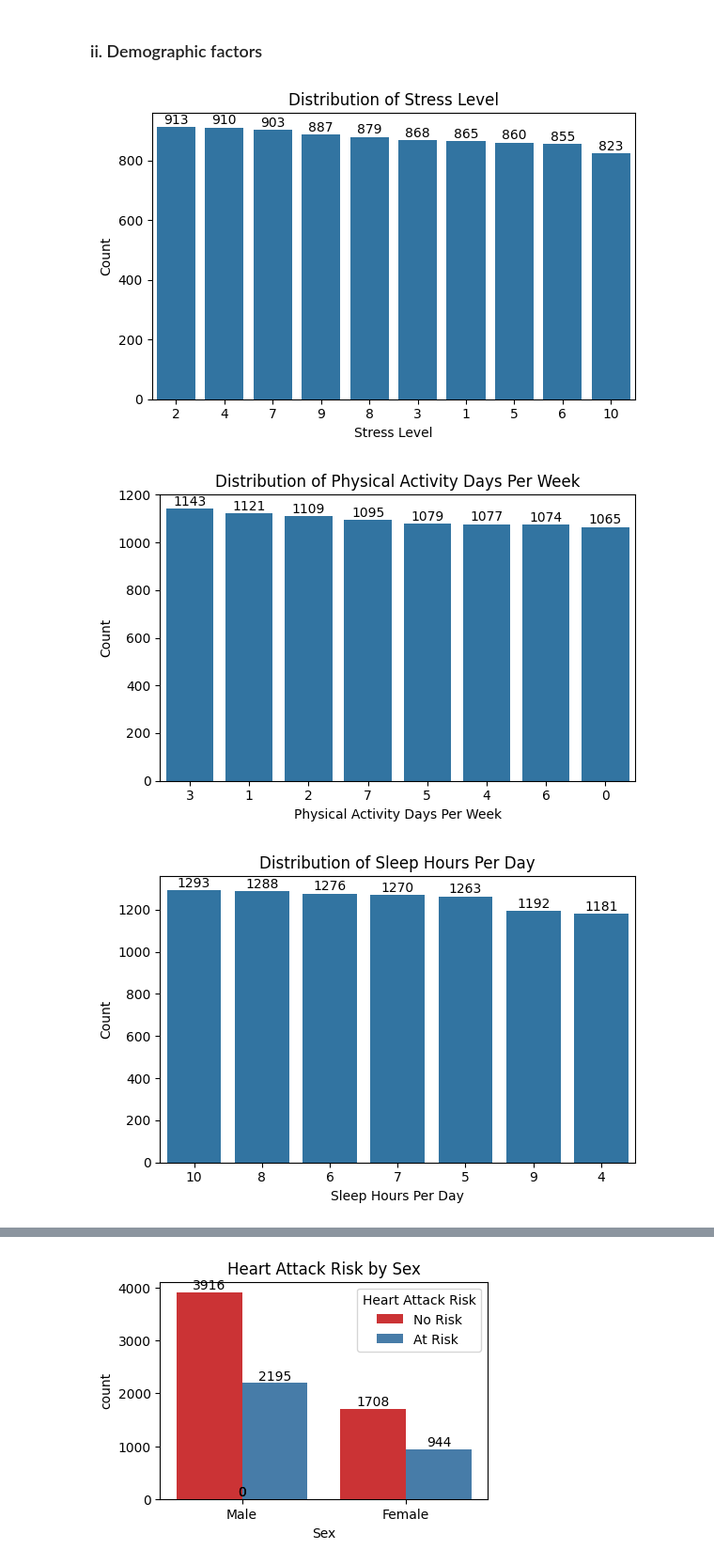
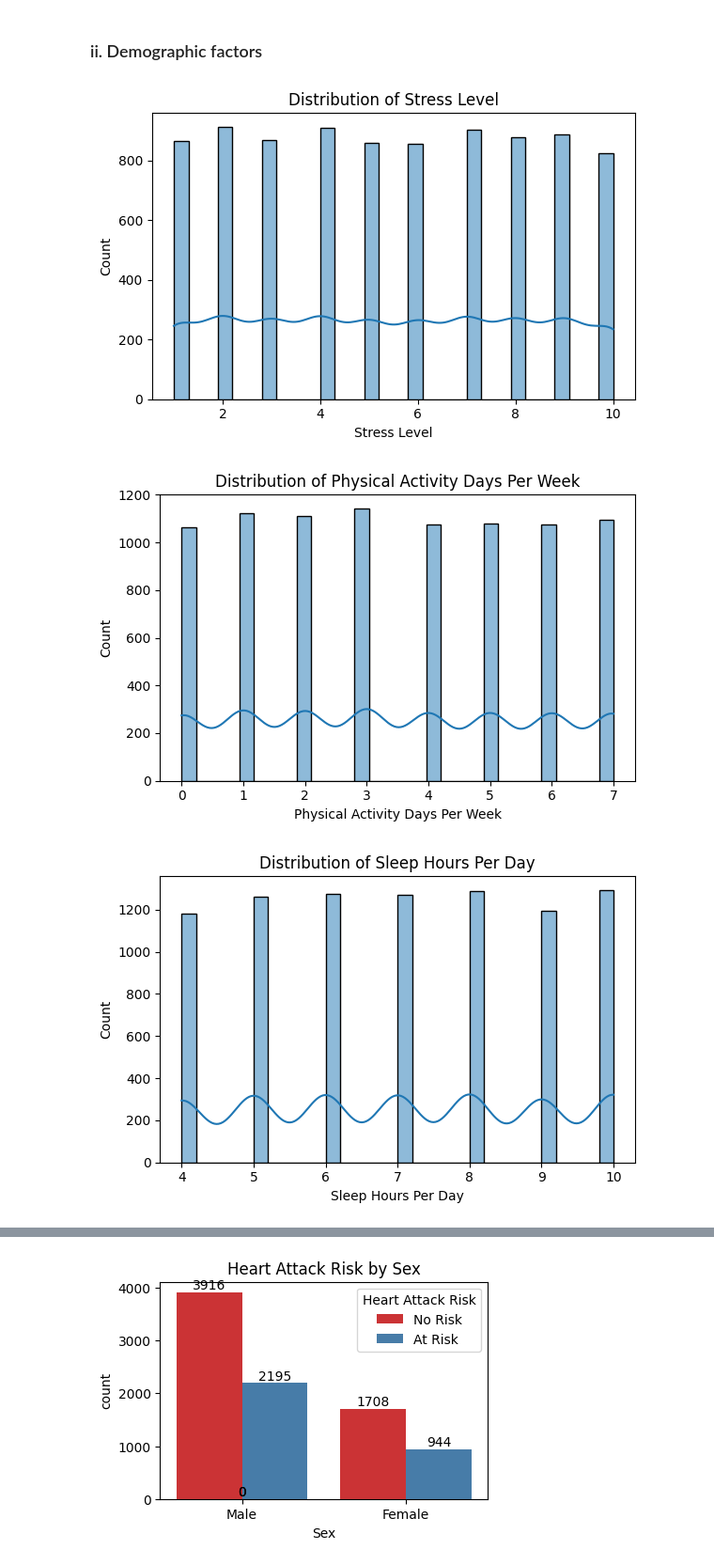
Before and after one commit to taimoorbinnasir/Heart-Attack-Risk-Prediction, a Jupyter notebook: sample.ipynb, the cells around one changed output, grey strips where cells are left out. Shown: that part at 94% size. Saved outputs shown, nothing was run; the diff lists cells and outputs as text; code cells hidden in the pictures.

Commit message:
improved eda graphs

```diff
--- a/sample.ipynb
+++ b/sample.ipynb
@@ -177,24 +177,28 @@ Seeing that there is some difference in the number of individuals having heart a
 # %% [markdown]
 <h3>i. Clinical factors</h3>
 # %%
-# categorical_cols = ['Sex', 'Diabetes', 'Family History', 'Smoking', 'Obesity',
-#                     'Alcohol Consumption', 'Diet', 'Previous Heart Problems',
-#                     'Medication Use', 'Continent', 'Hemisphere']
-
-# Make different graphs for triglycerides, cholesterol levels, and age
-clinical_factors = ['Sex', 'Diabetes', 'Family History', 'Smoking', 'Obesity',
-                    'Alcohol Consumption', 'Diet', 'Previous Heart Problems', 'Medication Use']
-
 for col in clinical_factors:
     plt.figure(figsize=(4.5, 3))
-    ax = sns.countplot(x=df[col], order=df[col].value_counts().index)
+    data_to_plot = df[col].copy()
+
+    if set(data_to_plot.dropna().unique()) <= {0, 1}:
+        data_to_plot = data_to_plot.map({0: 'No', 1: 'Yes'})
+        palette_colors = {"No": "blue", "Yes": "red"}
+        order = ['No', 'Yes']
+    else:
+        palette_colors = "pastel"
+        order = data_to_plot.value_counts().index
+
+    plot_df = data_to_plot.to_frame(name='value')
+
+    ax = sns.countplot(data=plot_df,x='value',hue='value',  palette=palette_colors,order=order,dodge=False  )
 
     plt.title(f'Distribution of {col}')
     plt.xlabel(col)
     plt.ylabel('Count')
     plt.xticks(rotation=0)
 
-    # Add counts on top of bars
+
     for p in ax.patches:
         height = p.get_height()
         ax.text(p.get_x() + p.get_width() / 2., height + 1, int(height), ha="center", va="bottom")
@@ -216,31 +220,24 @@ for col in clinical_factors:
 # %%
 demographic_factors = ['Stress Level', 'Physical Activity Days Per Week',
                        'Sleep Hours Per Day', 'Continent', 'Hemisphere']
 
 for col in demographic_factors:
-    plt.figure(figsize=(6, 4))
-    ax = sns.countplot(x=df[col], order=df[col].value_counts().index, legend=False)
+    plt.figure(figsize=(6,4))
+    sns.histplot(df[col], kde=True, bins=30)
     plt.title(f'Distribution of {col}')
     plt.xlabel(col)
     plt.ylabel('Count')
-    plt.xticks(rotation=0)
-
-    # Add counts on top of bars
-    for p in ax.patches:
-        height = p.get_height()
-        ax.text(p.get_x() + p.get_width() / 2., height + 1, int(height), ha="center", va="bottom")
-
     plt.tight_layout()
     plt.show()
 
 plt.figure(figsize=(10, 5))
 sns.countplot(y=df['Country'], order=df['Country'].value_counts().index, palette='Set2',hue=df['Country'],)
 plt.title('Distribution by Country')
 plt.xlabel('Count')
 plt.ylabel('Country')
 plt.tight_layout()
 plt.show()
 # %% [output]
-[figure, old version]
+[figure, new version]
-[figure, old version]
+[figure, new version]
-[figure, old version]
+[figure, new version]
```
Also changed, not shown: parts of 5 cells of this notebook.
